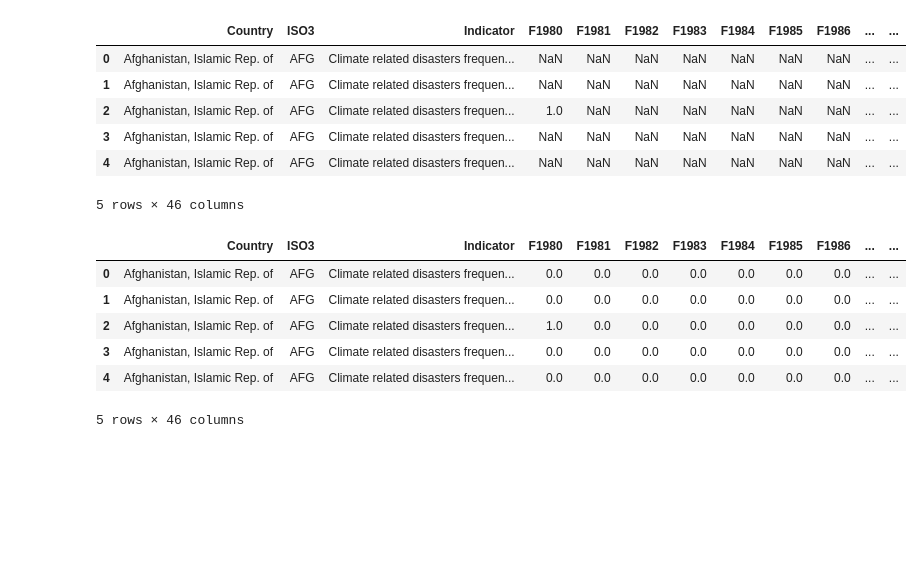
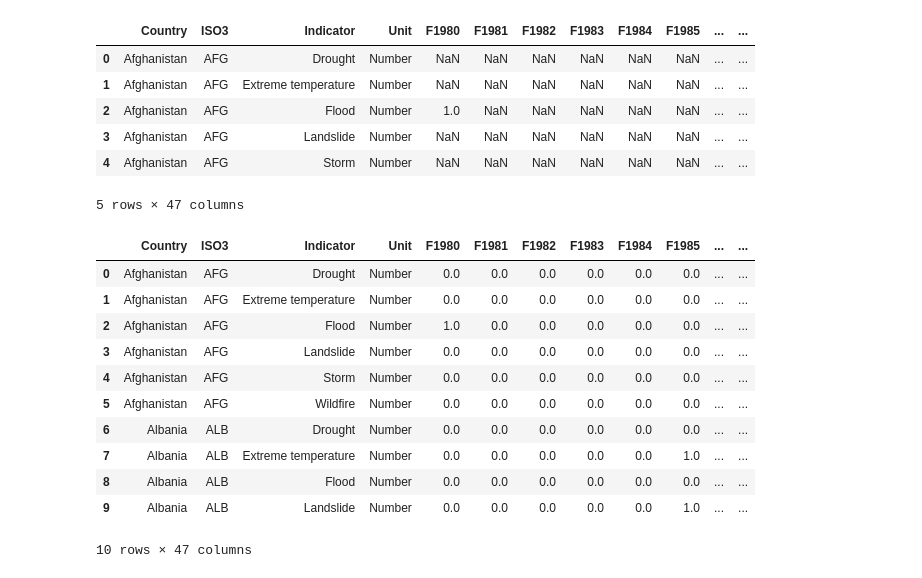
Before and after one commit to vivsarraf/Global-Warming, a Jupyter notebook: WeatherPatterns.ipynb, the cells around one changed output. Drawn from its saved outputs; the diff is of its cells as text; code cells hidden in the pictures; blank space fills up the shorter version.

```diff
--- a/WeatherPatterns.ipynb
+++ b/WeatherPatterns.ipynb
@@ -32,27 +28,32 @@ natural_disasters_df
 # %%
 # Remove extraneous column
-Natural_disaster_reduced_df = natural_disasters_df.drop(columns=['ISO2', 'Unit', 'ObjectId', 'Source', 'CTS_Code', 'CTS_Name', 'CTS_Full_Descriptor'])
+Natural_disaster_reduced_df = natural_disasters_df.drop(columns=['ISO2', 'ObjectId', 'Source', 'CTS_Code', 'CTS_Name', 'CTS_Full_Descriptor'])
 Natural_disaster_reduced_df.head()
 # %% [output]
-|  | Country | ISO3 | Indicator | F1980 | F1981 | F1982 | F1983 | F1984 | F1985 | F1986 | ... | ... |
-| 0 | Afghanistan, Islamic Rep. of | AFG | Climate related disasters frequen... | NaN | NaN | NaN | NaN | NaN | NaN | NaN | ... | ... |
-| 1 | Afghanistan, Islamic Rep. of | AFG | Climate related disasters frequen... | NaN | NaN | NaN | NaN | NaN | NaN | NaN | ... | ... |
-| 2 | Afghanistan, Islamic Rep. of | AFG | Climate related disasters frequen... | 1.0 | NaN | NaN | NaN | NaN | NaN | NaN | ... | ... |
-| 3 | Afghanistan, Islamic Rep. of | AFG | Climate related disasters frequen... | NaN | NaN | NaN | NaN | NaN | NaN | NaN | ... | ... |
-| 4 | Afghanistan, Islamic Rep. of | AFG | Climate related disasters frequen... | NaN | NaN | NaN | NaN | NaN | NaN | NaN | ... | ... |
+|  | Country | ISO3 | Indicator | Unit | F1980 | F1981 | F1982 | F1983 | F1984 | F1985 | ... | ... |
+| 0 | Afghanistan | AFG | Drought | Number | NaN | NaN | NaN | NaN | NaN | NaN | ... | ... |
+| 1 | Afghanistan | AFG | Extreme temperature | Number | NaN | NaN | NaN | NaN | NaN | NaN | ... | ... |
+| 2 | Afghanistan | AFG | Flood | Number | 1.0 | NaN | NaN | NaN | NaN | NaN | ... | ... |
+| 3 | Afghanistan | AFG | Landslide | Number | NaN | NaN | NaN | NaN | NaN | NaN | ... | ... |
+| 4 | Afghanistan | AFG | Storm | Number | NaN | NaN | NaN | NaN | NaN | NaN | ... | ... |
-5 rows × 46 columns
+5 rows × 47 columns
 # %%
 # Remove remaining rows with missing data
 natural_disasters_cleaned_df = Natural_disaster_reduced_df.fillna(0)
 
-natural_disasters_cleaned_df.head()
+natural_disasters_cleaned_df.head(10)
 # %% [output]
-|  | Country | ISO3 | Indicator | F1980 | F1981 | F1982 | F1983 | F1984 | F1985 | F1986 | ... | ... |
-| 0 | Afghanistan, Islamic Rep. of | AFG | Climate related disasters frequen... | 0.0 | 0.0 | 0.0 | 0.0 | 0.0 | 0.0 | 0.0 | ... | ... |
-| 1 | Afghanistan, Islamic Rep. of | AFG | Climate related disasters frequen... | 0.0 | 0.0 | 0.0 | 0.0 | 0.0 | 0.0 | 0.0 | ... | ... |
-| 2 | Afghanistan, Islamic Rep. of | AFG | Climate related disasters frequen... | 1.0 | 0.0 | 0.0 | 0.0 | 0.0 | 0.0 | 0.0 | ... | ... |
-| 3 | Afghanistan, Islamic Rep. of | AFG | Climate related disasters frequen... | 0.0 | 0.0 | 0.0 | 0.0 | 0.0 | 0.0 | 0.0 | ... | ... |
-| 4 | Afghanistan, Islamic Rep. of | AFG | Climate related disasters frequen... | 0.0 | 0.0 | 0.0 | 0.0 | 0.0 | 0.0 | 0.0 | ... | ... |
+|  | Country | ISO3 | Indicator | Unit | F1980 | F1981 | F1982 | F1983 | F1984 | F1985 | ... | ... |
+| 0 | Afghanistan | AFG | Drought | Number | 0.0 | 0.0 | 0.0 | 0.0 | 0.0 | 0.0 | ... | ... |
+| 1 | Afghanistan | AFG | Extreme temperature | Number | 0.0 | 0.0 | 0.0 | 0.0 | 0.0 | 0.0 | ... | ... |
+| 2 | Afghanistan | AFG | Flood | Number | 1.0 | 0.0 | 0.0 | 0.0 | 0.0 | 0.0 | ... | ... |
+| 3 | Afghanistan | AFG | Landslide | Number | 0.0 | 0.0 | 0.0 | 0.0 | 0.0 | 0.0 | ... | ... |
+| 4 | Afghanistan | AFG | Storm | Number | 0.0 | 0.0 | 0.0 | 0.0 | 0.0 | 0.0 | ... | ... |
+| 5 | Afghanistan | AFG | Wildfire | Number | 0.0 | 0.0 | 0.0 | 0.0 | 0.0 | 0.0 | ... | ... |
+| 6 | Albania | ALB | Drought | Number | 0.0 | 0.0 | 0.0 | 0.0 | 0.0 | 0.0 | ... | ... |
+| 7 | Albania | ALB | Extreme temperature | Number | 0.0 | 0.0 | 0.0 | 0.0 | 0.0 | 1.0 | ... | ... |
+| 8 | Albania | ALB | Flood | Number | 0.0 | 0.0 | 0.0 | 0.0 | 0.0 | 0.0 | ... | ... |
+| 9 | Albania | ALB | Landslide | Number | 0.0 | 0.0 | 0.0 | 0.0 | 0.0 | 1.0 | ... | ... |
-5 rows × 46 columns
+10 rows × 47 columns
 # %%
 
```
Also changed, not shown: parts of 3 cells of this notebook, 1 other file.
